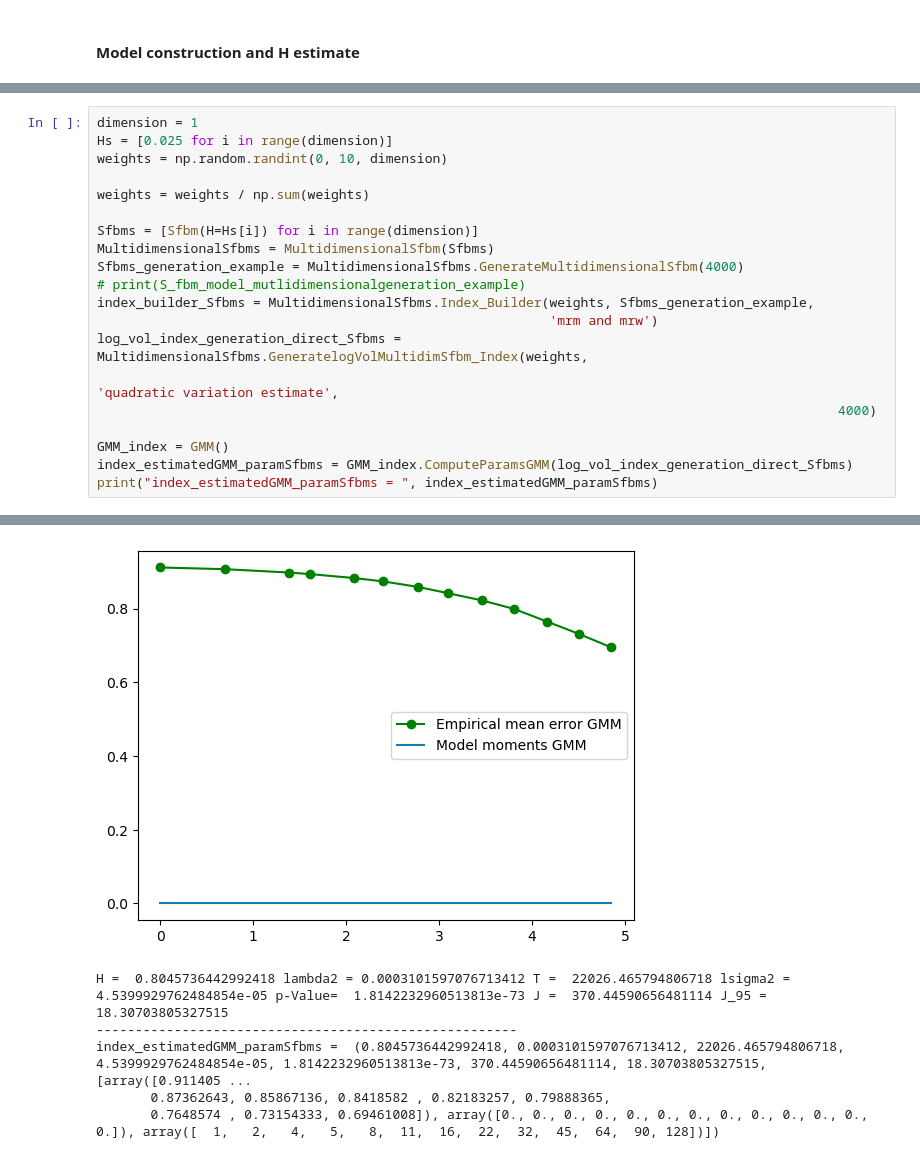
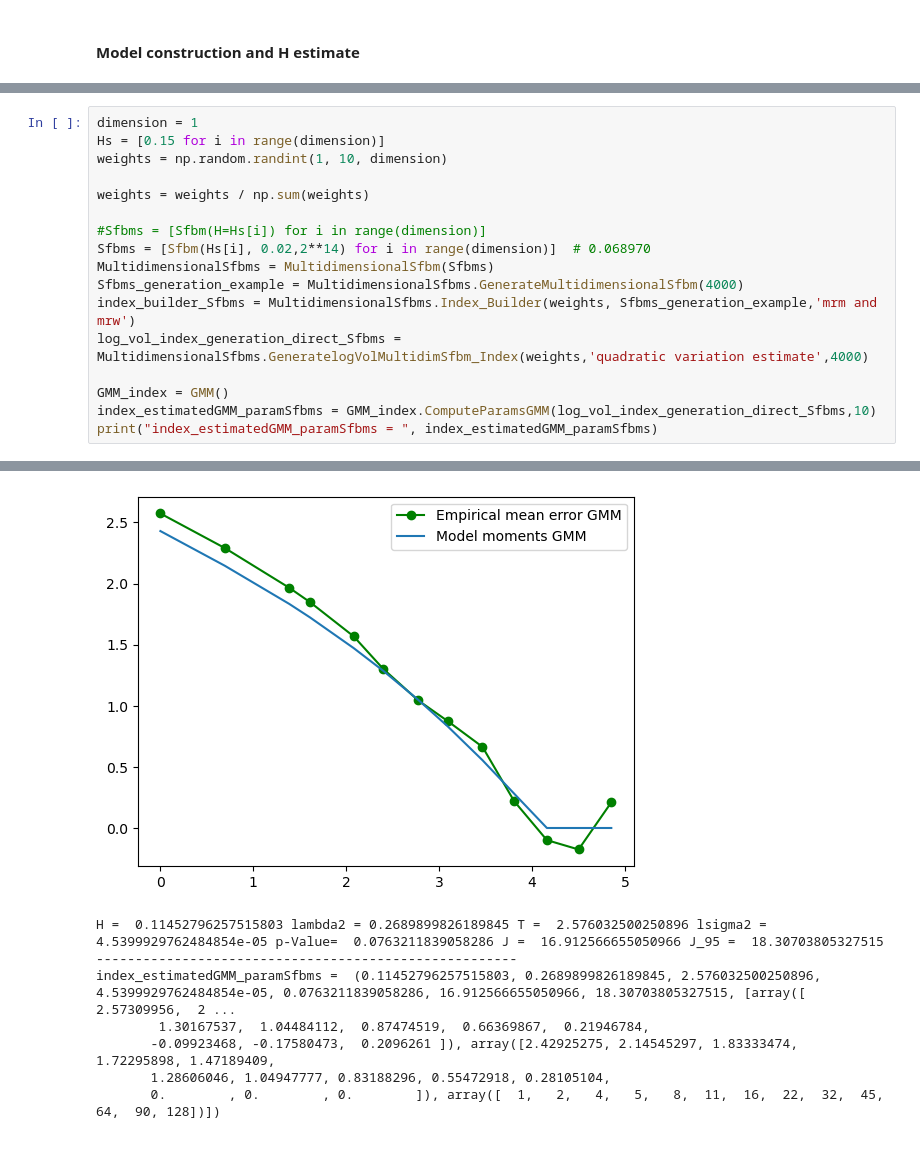
Before and after one commit to Othmane-ZARHALI/PhDThesisRepo, a Jupyter notebook: Indices vs stocks hurst index GMM estimates/HurststockVSindexlogSfbm.ipynb, the cells around one changed output, grey strips where cells are left out. Drawn from its saved outputs; the diff is of its cells as text.

```diff
--- a/Indices vs stocks hurst index GMM estimates/HurststockVSindexlogSfbm.ipynb
+++ b/Indices vs stocks hurst index GMM estimates/HurststockVSindexlogSfbm.ipynb
@@ -537,21 +681,18 @@ index_estimatedGMM_param1d =  (0.000992831398244629, 4.973629209910917e-05, 1.00
 # %%
 dimension = 1
-Hs = [0.025 for i in range(dimension)]
-weights = np.random.randint(0, 10, dimension)
+Hs = [0.15 for i in range(dimension)]
+weights = np.random.randint(1, 10, dimension)
 
 weights = weights / np.sum(weights)
 
-Sfbms = [Sfbm(H=Hs[i]) for i in range(dimension)]
+#Sfbms = [Sfbm(H=Hs[i]) for i in range(dimension)]
+Sfbms = [Sfbm(Hs[i], 0.02,2**14) for i in range(dimension)]  # 0.068970
 MultidimensionalSfbms = MultidimensionalSfbm(Sfbms)
 Sfbms_generation_example = MultidimensionalSfbms.GenerateMultidimensionalSfbm(4000)
-# print(S_fbm_model_mutlidimensionalgeneration_example)
-index_builder_Sfbms = MultidimensionalSfbms.Index_Builder(weights, Sfbms_generation_example,
-                                                          'mrm and mrw')
-log_vol_index_generation_direct_Sfbms = MultidimensionalSfbms.GeneratelogVolMultidimSfbm_Index(weights,
-                                                                                               'quadratic variation estimate',
-                                                                                               4000)
+index_builder_Sfbms = MultidimensionalSfbms.Index_Builder(weights, Sfbms_generation_example,'mrm and mrw')
+log_vol_index_generation_direct_Sfbms = MultidimensionalSfbms.GeneratelogVolMultidimSfbm_Index(weights,'quadratic variation estimate',4000)
 
 GMM_index = GMM()
-index_estimatedGMM_paramSfbms = GMM_index.ComputeParamsGMM(log_vol_index_generation_direct_Sfbms)
+index_estimatedGMM_paramSfbms = GMM_index.ComputeParamsGMM(log_vol_index_generation_direct_Sfbms,10)
 print("index_estimatedGMM_paramSfbms = ", index_estimatedGMM_paramSfbms)
 # %% [output]
@@ -560,6 +713,8 @@ Objective function value after calibration =  0.09261147664120278
-[figure, old version]
+[figure, new version]
-H =  0.8045736442992418 lambda2 = 0.0003101597076713412 T =  22026.465794806718 lsigma2 = 4.5399929762484854e-05 p-Value=  1.8142232960513813e-73 J =  370.44590656481114 J_95 =  18.30703805327515
+H =  0.11452796257515803 lambda2 = 0.2689899826189845 T =  2.576032500250896 lsigma2 = 4.5399929762484854e-05 p-Value=  0.0763211839058286 J =  16.912566655050966 J_95 =  18.30703805327515
 ------------------------------------------------------
-index_estimatedGMM_paramSfbms =  (0.8045736442992418, 0.0003101597076713412, 22026.465794806718, 4.5399929762484854e-05, 1.8142232960513813e-73, 370.44590656481114, 18.30703805327515, [array([0.911405 ...
-       0.87362643, 0.85867136, 0.8418582 , 0.82183257, 0.79888365,
-       0.7648574 , 0.73154333, 0.69461008]), array([0., 0., 0., 0., 0., 0., 0., 0., 0., 0., 0., 0., 0.]), array([  1,   2,   4,   5,   8,  11,  16,  22,  32,  45,  64,  90, 128])])
+index_estimatedGMM_paramSfbms =  (0.11452796257515803, 0.2689899826189845, 2.576032500250896, 4.5399929762484854e-05, 0.0763211839058286, 16.912566655050966, 18.30703805327515, [array([ 2.57309956,  2 ...
+        1.30167537,  1.04484112,  0.87474519,  0.66369867,  0.21946784,
+       -0.09923468, -0.17580473,  0.2096261 ]), array([2.42925275, 2.14545297, 1.83333474, 1.72295898, 1.47189409,
+       1.28606046, 1.04947777, 0.83188296, 0.55472918, 0.28105104,
+       0.        , 0.        , 0.        ]), array([  1,   2,   4,   5,   8,  11,  16,  22,  32,  45,  64,  90, 128])])
```
Also changed, not shown: parts of 23 cells of this notebook, 3 other files.
